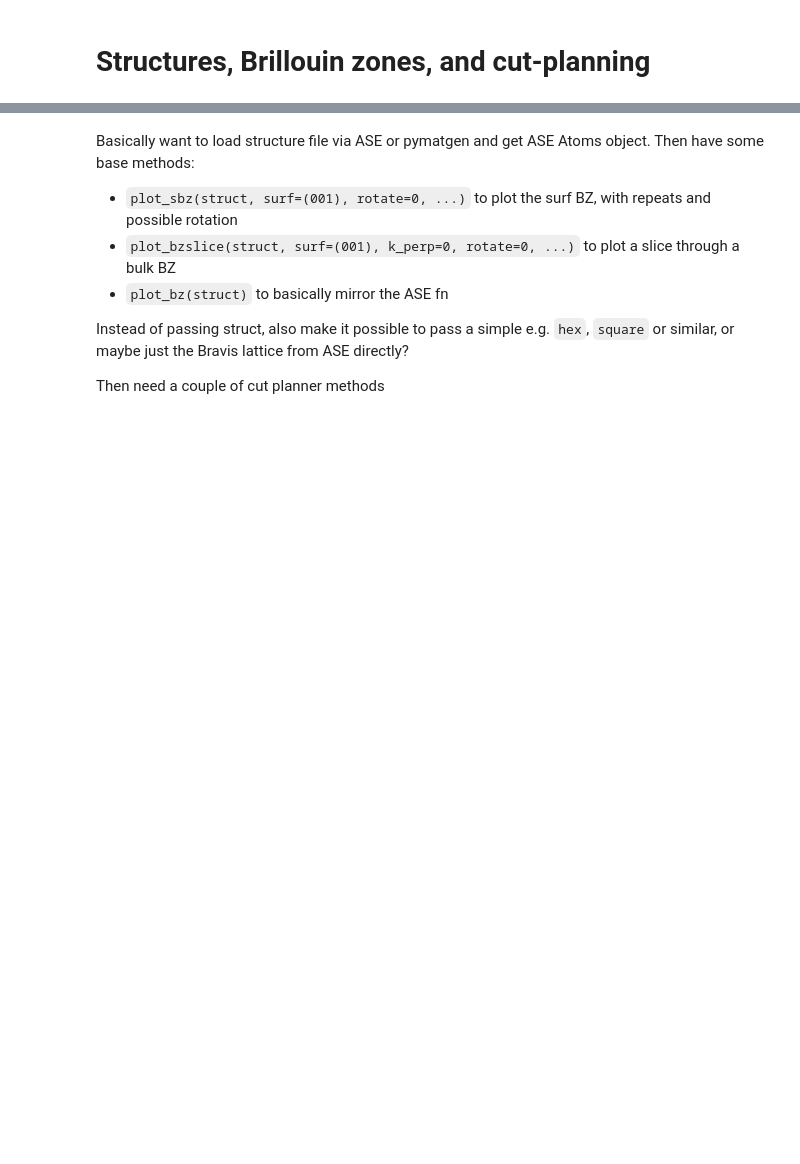
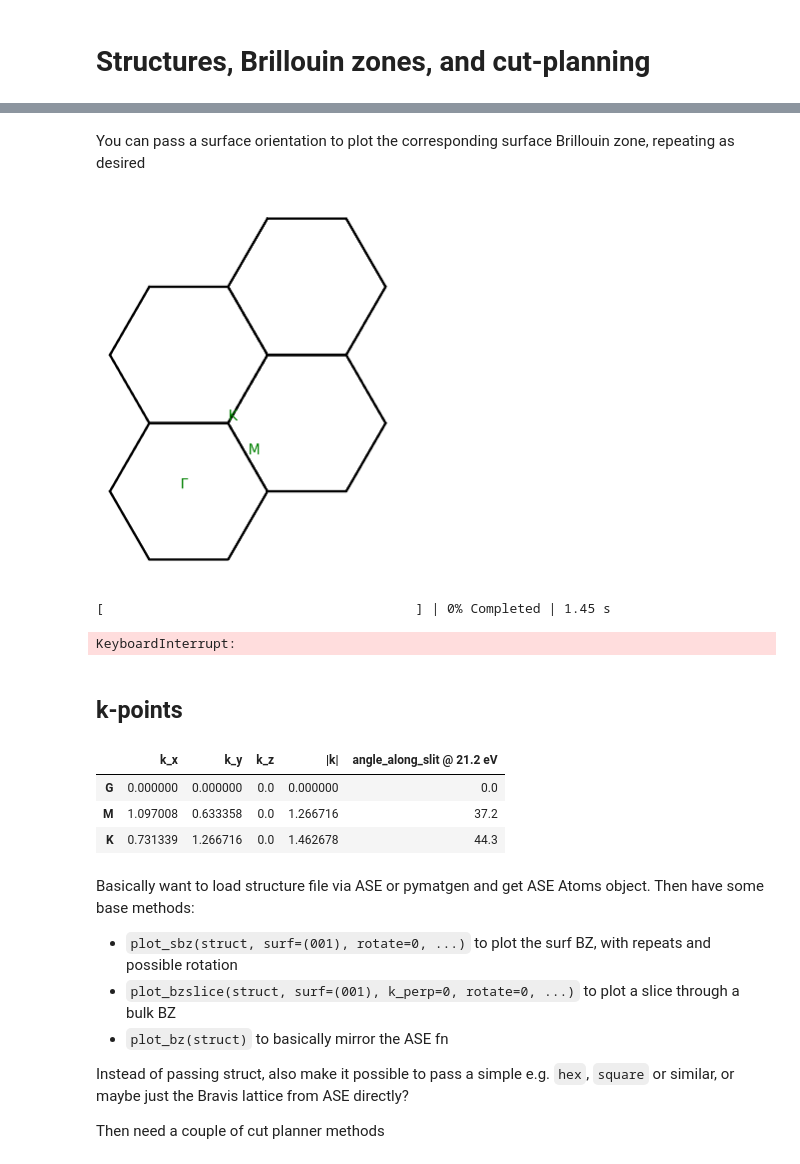
Before and after one commit to phrgab/peaks, a Jupyter notebook: tutorials/8_structure_BZs.ipynb, the cells around one changed output, grey strips where cells are left out. Cells and saved outputs as stored; diff of their text form; code cells hidden in the pictures; blank space fills up the shorter version.

```diff
--- a/tutorials/8_structure_BZs.ipynb
+++ b/tutorials/8_structure_BZs.ipynb
@@ -413,0 +71,11 @@ for i, kpt in kpts.copy().items():
+# %% [markdown]
+You can pass a surface orientation to plot the corresponding surface Brillouin zone, repeating as desired
+# %%
+plot_bz(lattice, surface=(1,1,1), repeat=(2,2))
+# %% [output]
+[figure, added]
+# %%
+FS1 = pks.load('i05-59818.nxs')
+# %% [output]
+[                                        ] | 0% Completed | 1.45 s
+KeyboardInterrupt:
@@ -413,0 +88,2 @@ for i, kpt in kpts.copy().items():
+# %% [markdown]
+## k-points
@@ -414,3 +92,10 @@ for i, kpt in kpts.copy().items():
+# %%
+sym_points(atoms, surface=(0,0,1), hv=21.2)
+# %% [output]
+|  | k_x | k_y | k_z | |k| | angle_along_slit @ 21.2 eV |
+| G | 0.000000 | 0.000000 | 0.0 | 0.000000 | 0.0 |
+| M | 1.097008 | 0.633358 | 0.0 | 1.266716 | 37.2 |
+| K | 0.731339 | 1.266716 | 0.0 | 1.462678 | 44.3 |
 # %% [markdown]
 Basically want to load structure file via ASE or pymatgen and get ASE Atoms object. Then have some base methods:
 - `plot_sbz(struct, surf=(001), rotate=0, ...)` to plot the surf BZ, with repeats and possible rotation
```
Also changed, not shown: parts of 74 cells of this notebook, 2 other files.
